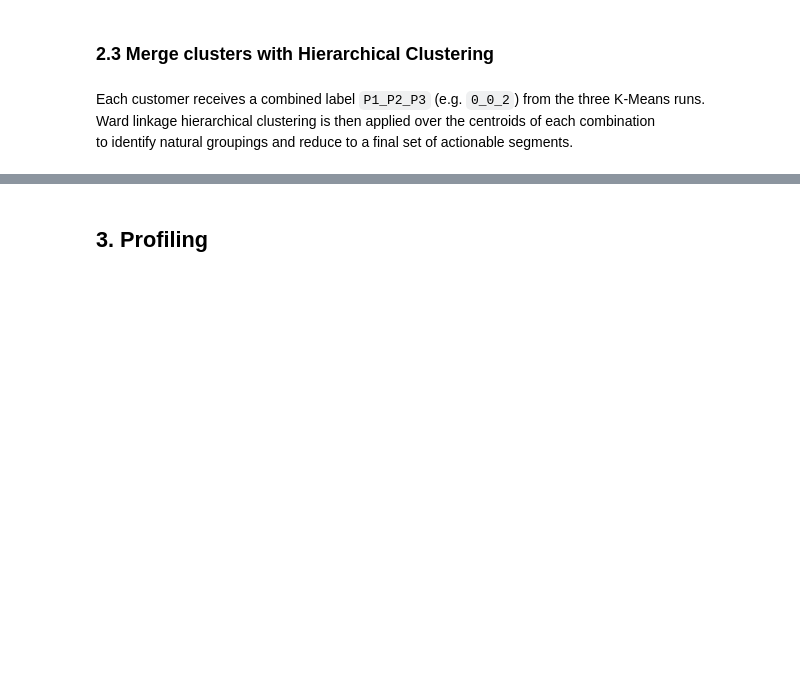
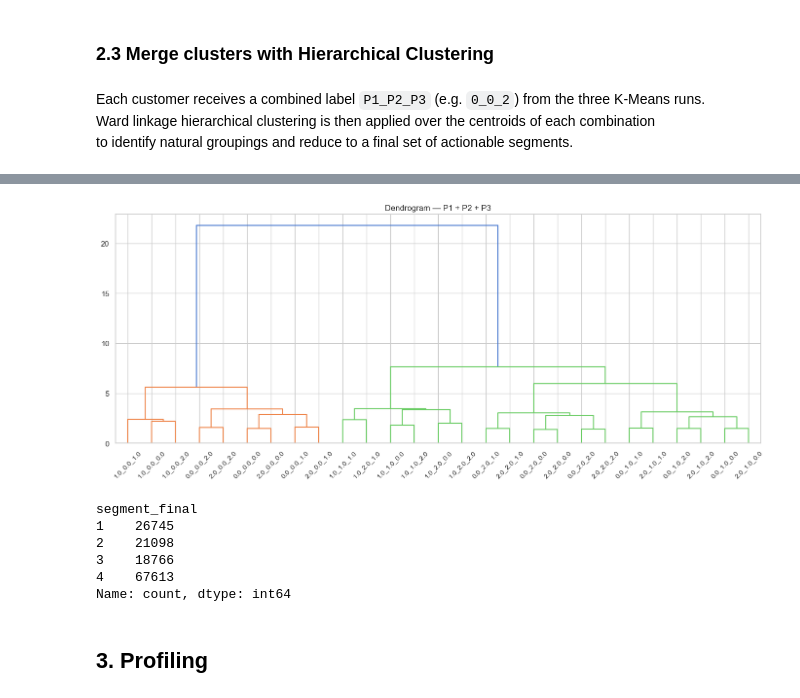
Before and after one commit to RuiSousaFerreiraIMS/Business_Case_BNP, a Jupyter notebook: notebooks/4d)Clusters.ipynb, the cells around one changed output, grey strips where cells are left out. Drawn from its saved outputs; the diff is of its cells as text; code cells hidden in the pictures; blank space fills up the shorter version.

```diff
--- a/notebooks/4d)Clusters.ipynb
+++ b/notebooks/4d)Clusters.ipynb
@@ -374,2 +228,41 @@ Combo         Grupo   Clientes      %
+# %%
+from scipy.cluster.hierarchy import dendrogram, linkage, fcluster
+
+# ── Create combined label ─────────────────────────────────────────────────────
+customer['cluster_P1_P2_P3'] = (
+    customer['cluster_P1_Financial'].astype(str) + '_' +
+    customer['cluster_P2_Risk'].astype(str) + '_' +
+    customer['cluster_P3_History'].astype(str)
+)
+
+# ── Hierarchical clustering on centroids ──────────────────────────────────────
+all_cols = p1_cols + p2_cols + p3_cols
+centroids = customer.groupby('cluster_P1_P2_P3')[all_cols].mean()
+
+Z = linkage(centroids, method='ward')
+
+# Dendrogram
+plt.figure(figsize=(14, 6))
+dendrogram(Z, labels=centroids.index.tolist(), leaf_rotation=45, leaf_font_size=10)
+plt.title('Dendrogram — P1 + P2 + P3')
+plt.tight_layout()
+plt.show()
+
+# ── Final segmentation — adjust n_final after seeing dendrogram ───────────────
+n_final = 4
+
+customer['segment_final'] = customer['cluster_P1_P2_P3'].map(
+    dict(zip(centroids.index, fcluster(Z, n_final, criterion='maxclust')))
+)
+
+print(customer['segment_final'].value_counts().sort_index())
+# %% [output]
+[figure, added]
+segment_final
+1    26745
+2    21098
+3    18766
+4    67613
+Name: count, dtype: int64
 # %% [markdown]
 ## 3. Profiling
```
Also changed, not shown: parts of 19 cells of this notebook, 1 other file.
